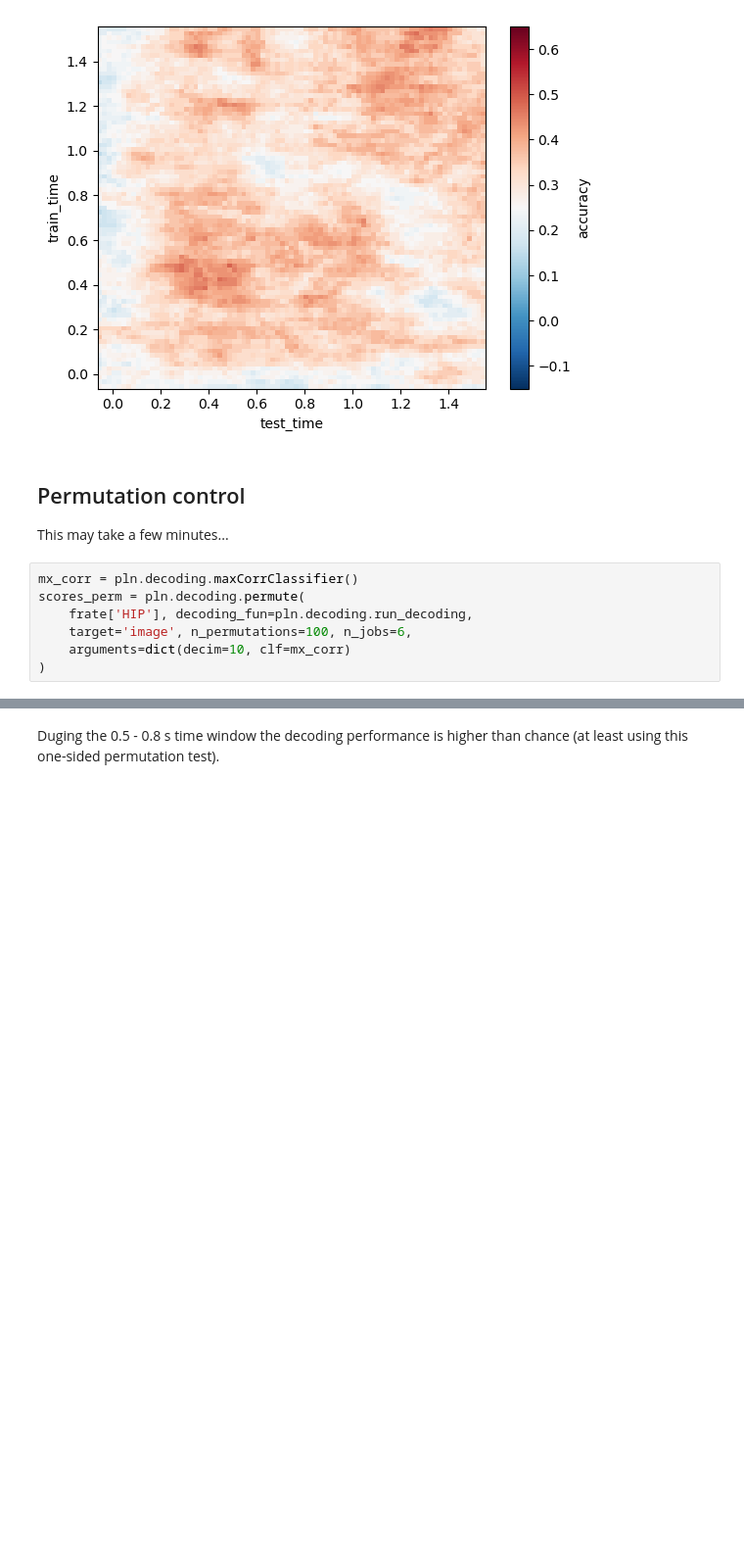
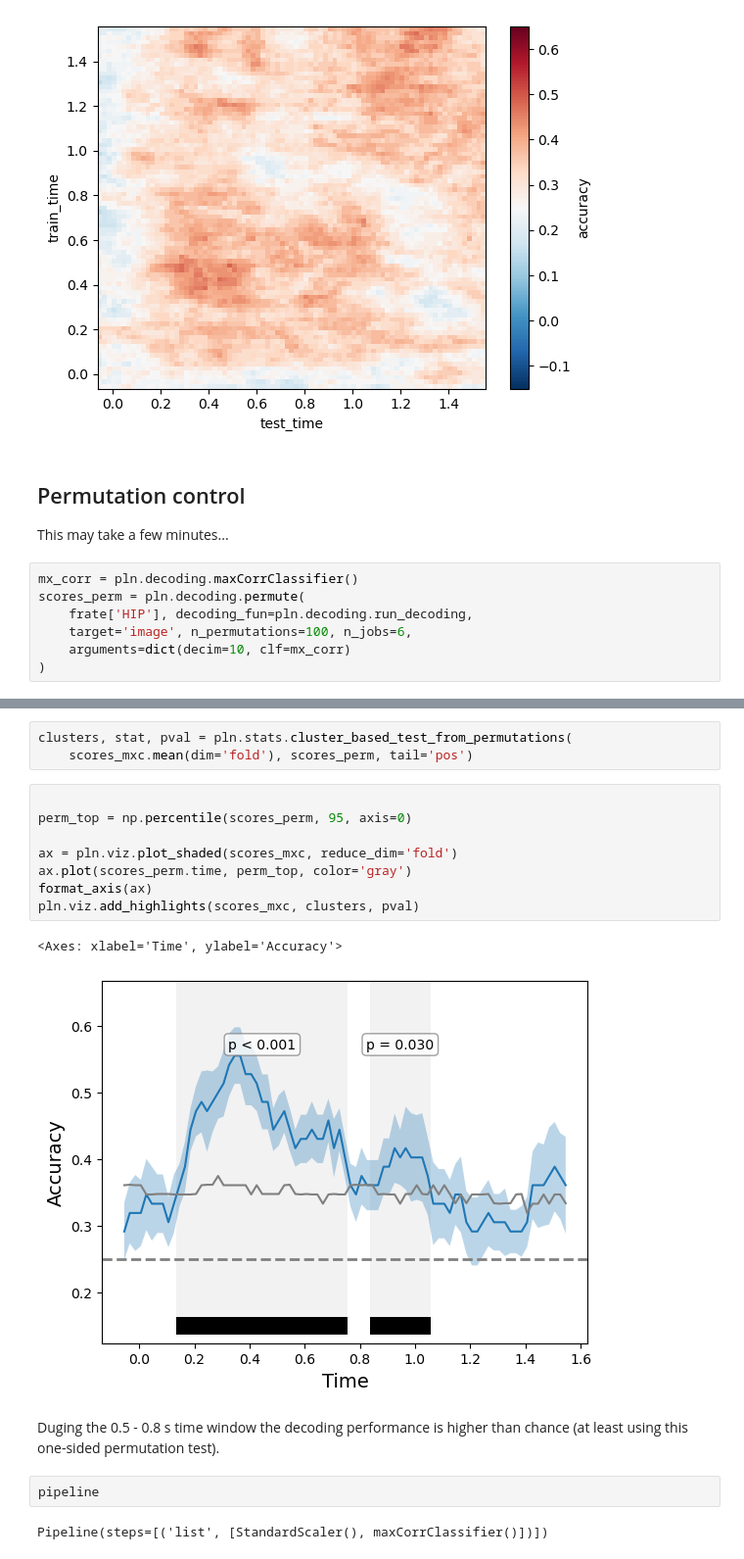
Before and after one commit to labianca/pylabianca, a Jupyter notebook: doc/decoding_example.ipynb, the cells around one changed output, grey strips where cells are left out. Shown at 98% size. Saved outputs shown, nothing was run; the diff lists cells and outputs as text; blank space fills up the shorter version.

```diff
--- a/doc/decoding_example.ipynb
+++ b/doc/decoding_example.ipynb
@@ -232,2 +232,20 @@ plt.legend()
+# %%
+clusters, stat, pval = pln.stats.cluster_based_test_from_permutations(
+    scores_mxc.mean(dim='fold'), scores_perm, tail='pos')
+# %%
+
+perm_top = np.percentile(scores_perm, 95, axis=0)
+
+ax = pln.viz.plot_shaded(scores_mxc, reduce_dim='fold')
+ax.plot(scores_perm.time, perm_top, color='gray')
+format_axis(ax)
+pln.viz.add_highlights(scores_mxc, clusters, pval)
+# %% [output]
+<Axes: xlabel='Time', ylabel='Accuracy'>
+[figure, added]
 # %% [markdown]
 Duging the 0.5 - 0.8 s time window the decoding performance is higher than chance (at least using this one-sided permutation test).
+# %%
+pipeline
+# %% [output]
+Pipeline(steps=[('list', [StandardScaler(), maxCorrClassifier()])])
```
Also changed, not shown: parts of 5 cells of this notebook.
